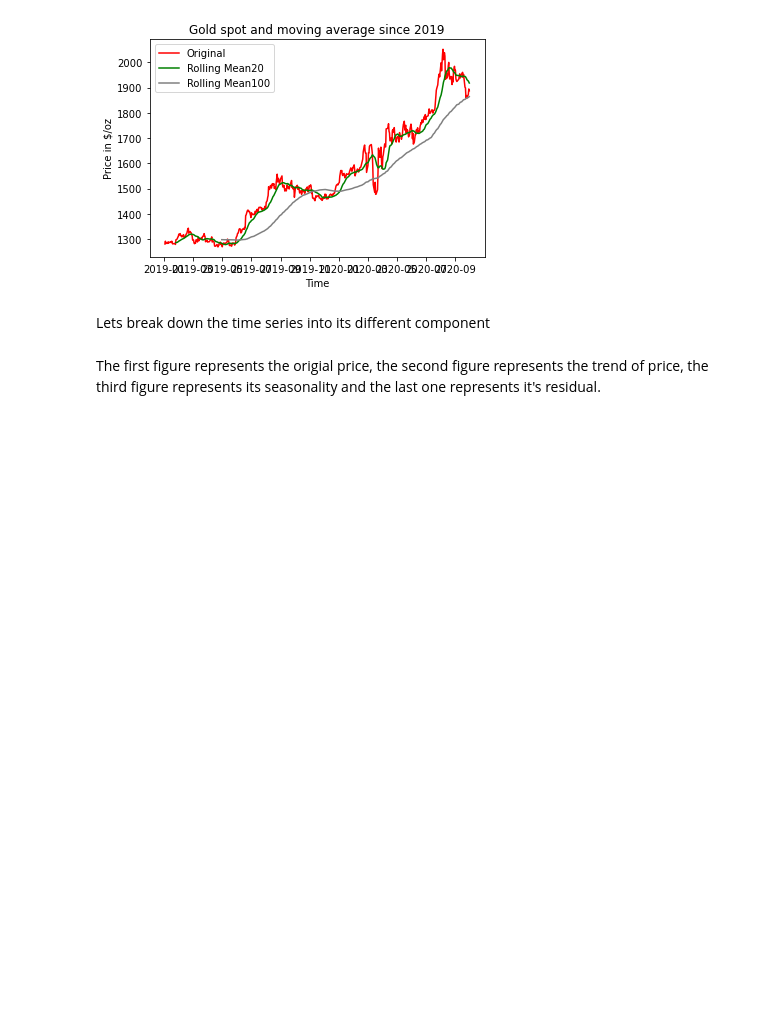
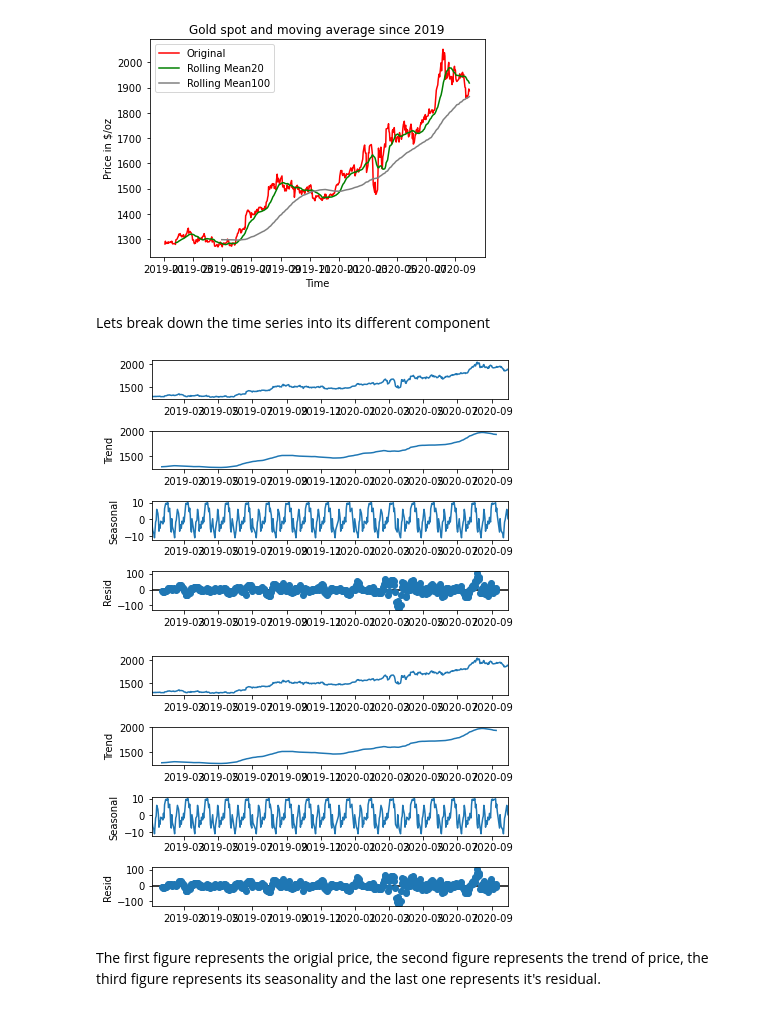
Before and after one commit to FranckNgN/Spot-prediction, a Jupyter notebook: report.ipynb, the cells around one changed output. Saved outputs shown, nothing was run; the diff lists cells and outputs as text; code cells hidden in the pictures; blank space fills up the shorter version.

```diff
--- a/report.ipynb
+++ b/report.ipynb
@@ -132,10 +132,13 @@ Lets break down the time series into its different component
 # %%
 xauDecomposition = seasonal_decompose(xau, period=30)
 xauTrend = xauDecomposition.trend
 xauSeasonal = xauDecomposition.seasonal
 xauResidual = xauDecomposition.resid
 
-print(xauDecomposition)
+xauDecomposition.plot()
+# %% [output]
+[figure, added]
+[figure, added]
 # %% [markdown]
 The first figure represents the origial price, the second figure represents the trend of price, the third figure represents its seasonality and the last one represents it's residual.
 # %% [markdown]
```
